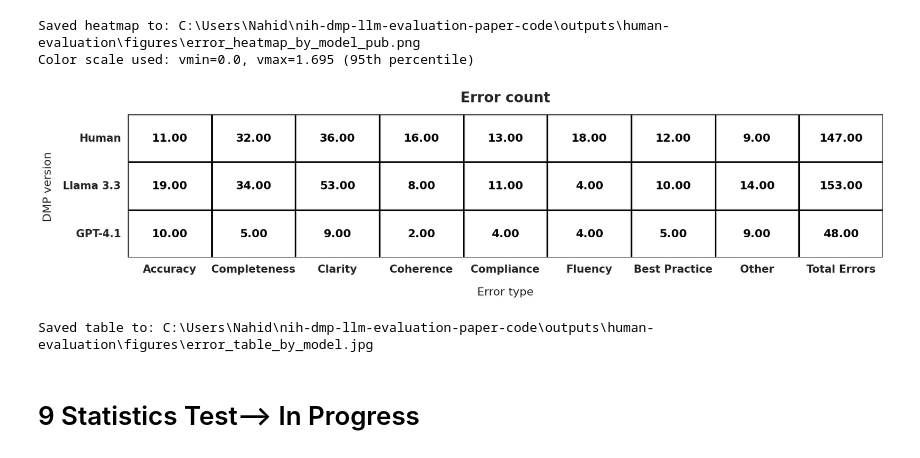
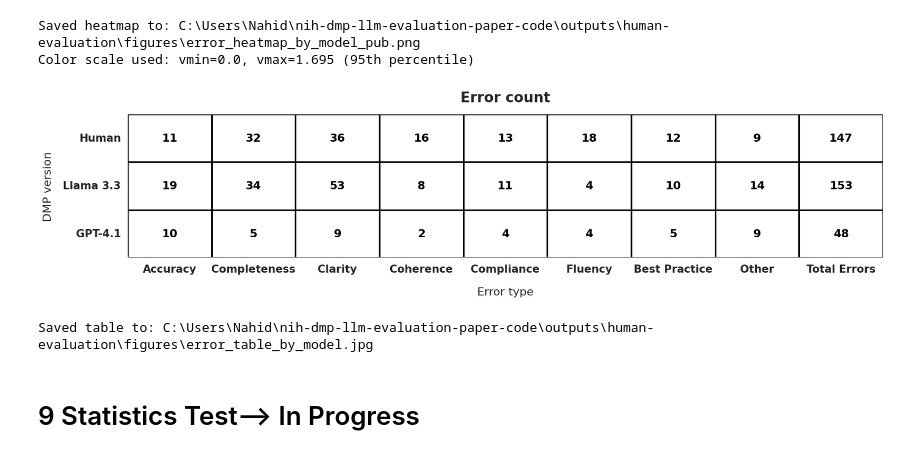
Before and after one commit to fairdataihub/nih-dmp-llm-evaluation-paper-code, a Jupyter notebook: Human-evaluation.ipynb, the cells around one changed output. Cells and saved outputs as stored; diff of their text form; code cells hidden in the pictures.

```diff
--- a/Human-evaluation.ipynb
+++ b/Human-evaluation.ipynb
@@ -1512,35 +1512,35 @@ x_labels = ["Accuracy", "Completeness", "Clarity", "Coherence",
 # Make a white "table" instead of a red heatmap
 white_cmap = ListedColormap(["white"])
 
 fig, ax = plt.subplots(figsize=(17, 4.5))
 hm = sns.heatmap(
     df_hm,
     ax=ax,
     cmap=white_cmap,
     cbar=False,
     annot=True,
-    fmt=".2f",
+    fmt="d",
     linewidths=1.0,
     linecolor="black",
     annot_kws={"fontsize": 16, "fontweight": "bold", "color": "black"},
 )
 
 ax.set_title("Error count", pad=18)
 ax.set_xlabel("Error type", fontsize=16, labelpad=18)
 ax.set_ylabel("DMP version", fontsize=16, labelpad=14)
 ax.set_xticklabels(x_labels, rotation=0, ha="center", fontweight="bold")
 ax.set_yticklabels(ax.get_yticklabels(), rotation=0, fontweight="bold")
 
 fig.tight_layout()
 
 fig_path = FIG_DIR / "error_table_by_model.jpg"
 fig.savefig(fig_path, dpi=300, bbox_inches="tight", facecolor="white")
 plt.show()
 plt.close(fig)
 
 print("Saved table to:", fig_path)
 # %% [output]
-[figure, old version]
+[figure, new version]
 Saved table to: C:\Users\Nahid\nih-dmp-llm-evaluation-paper-code\outputs\human-evaluation\figures\error_table_by_model.jpg
 # %% [markdown]
 # 9 Statistics Test--> In Progress
```
